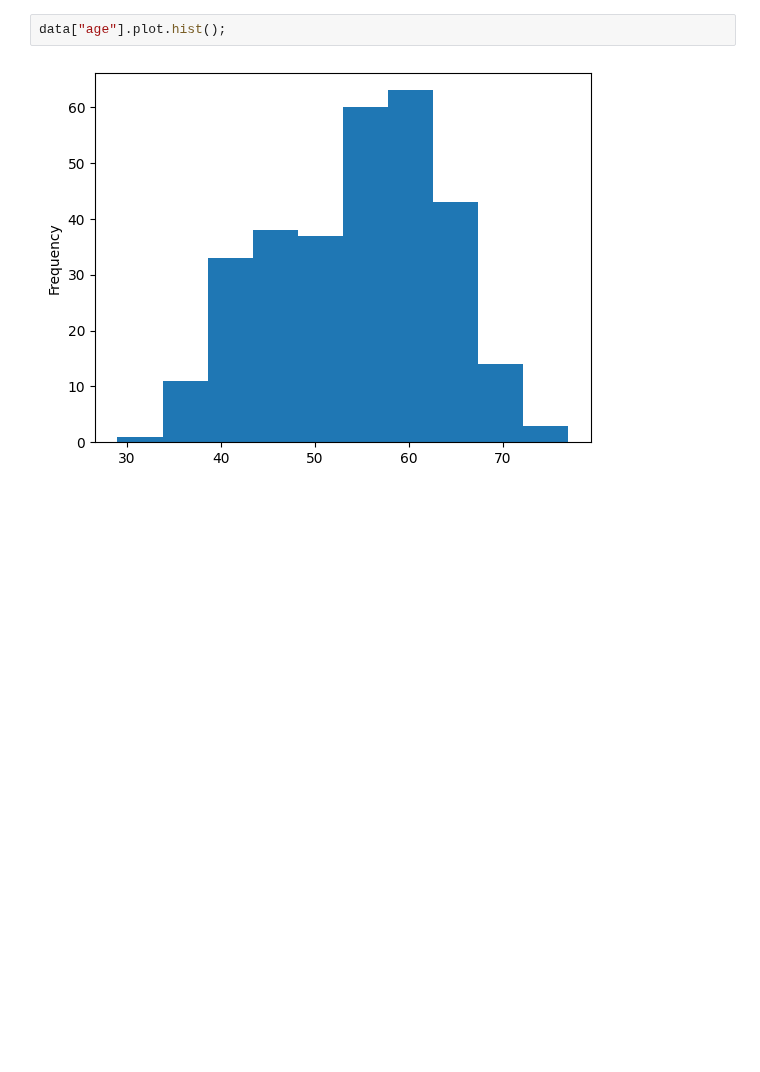
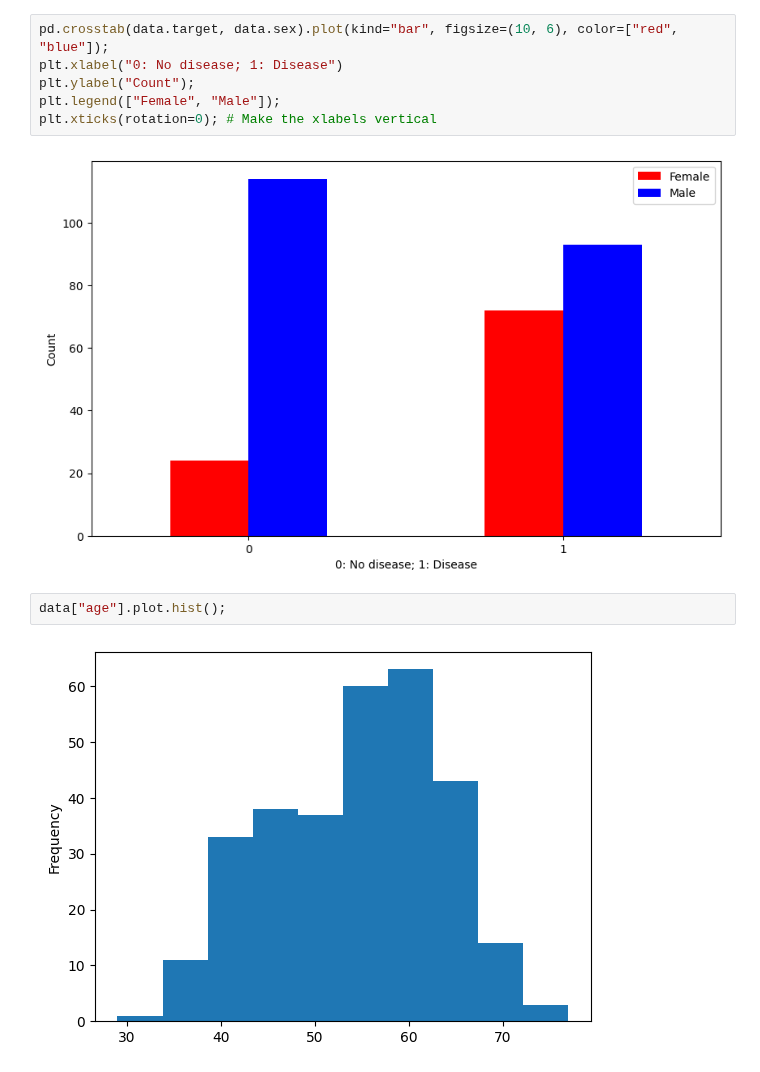
Before and after one commit to khteh/JupyterNotebooks, a Jupyter notebook: ZTM/HeartDisease/HeartDisease.ipynb, the cells around one changed output. Saved outputs shown, nothing was run; the diff lists cells and outputs as text; blank space fills up the shorter version.

```diff
--- a/ZTM/HeartDisease/HeartDisease.ipynb
+++ b/ZTM/HeartDisease/HeartDisease.ipynb
@@ -14,3 +68,11 @@ data.head()
+# %%
+pd.crosstab(data.target, data.sex).plot(kind="bar", figsize=(10, 6), color=["red", "blue"]);
+plt.xlabel("0: No disease; 1: Disease")
+plt.ylabel("Count");
+plt.legend(["Female", "Male"]);
+plt.xticks(rotation=0); # Make the xlabels vertical
+# %% [output]
+[figure, added]
 # %%
 data["age"].plot.hist();
 # %% [output]
```
Also changed, not shown: parts of 24 cells of this notebook, 3 other files.
